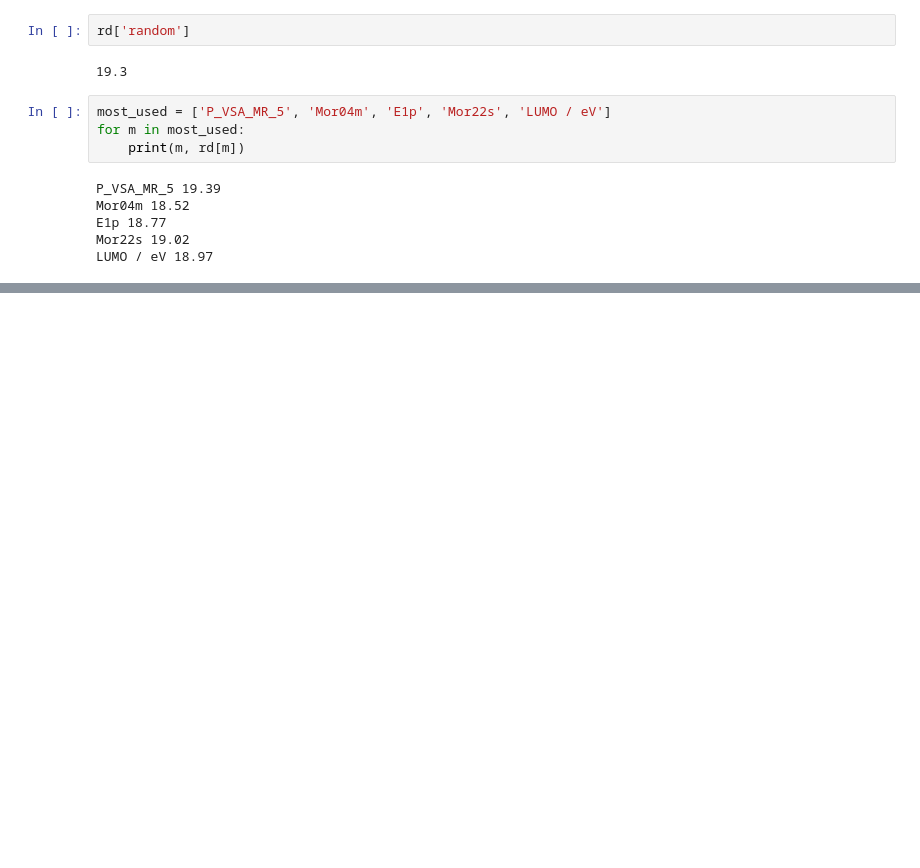
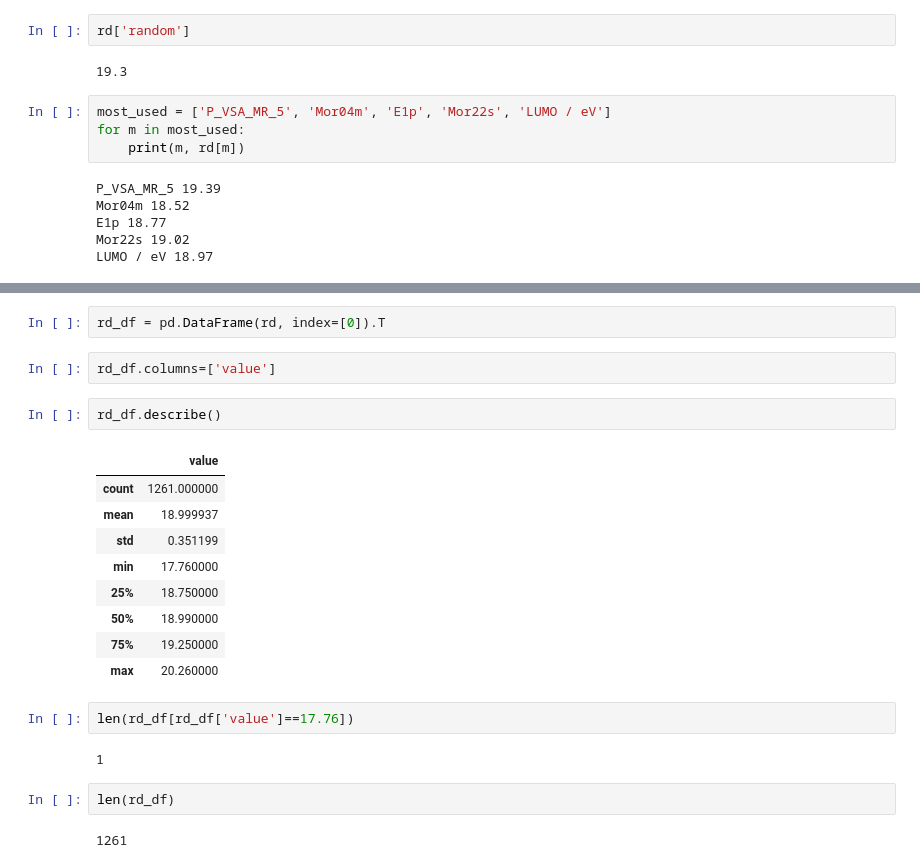
Before and after one commit to ElisabethJS/mg_corrosion, a Jupyter notebook: Code/Attribute importance analysis.ipynb, the cells around one changed output, grey strips where cells are left out. Drawn from its saved outputs; the diff is of its cells as text; blank space fills up the shorter version.

```diff
--- a/Code/Attribute importance analysis.ipynb
+++ b/Code/Attribute importance analysis.ipynb
@@ -159,0 +171,24 @@ y_valid
+# %%
+rd_df = pd.DataFrame(rd, index=[0]).T
+# %%
+rd_df.columns=['value']
+# %%
+rd_df.describe()
+# %% [output]
+|  | value |
+| count | 1261.000000 |
+| mean | 18.999937 |
+| std | 0.351199 |
+| min | 17.760000 |
+| 25% | 18.750000 |
+| 50% | 18.990000 |
+| 75% | 19.250000 |
+| max | 20.260000 |
+# %%
+len(rd_df[rd_df['value']==17.76])
+# %% [output]
+1
+# %%
+len(rd_df)
+# %% [output]
+1261
```
Also changed, not shown: parts of 3 cells of this notebook, 1 other file.
